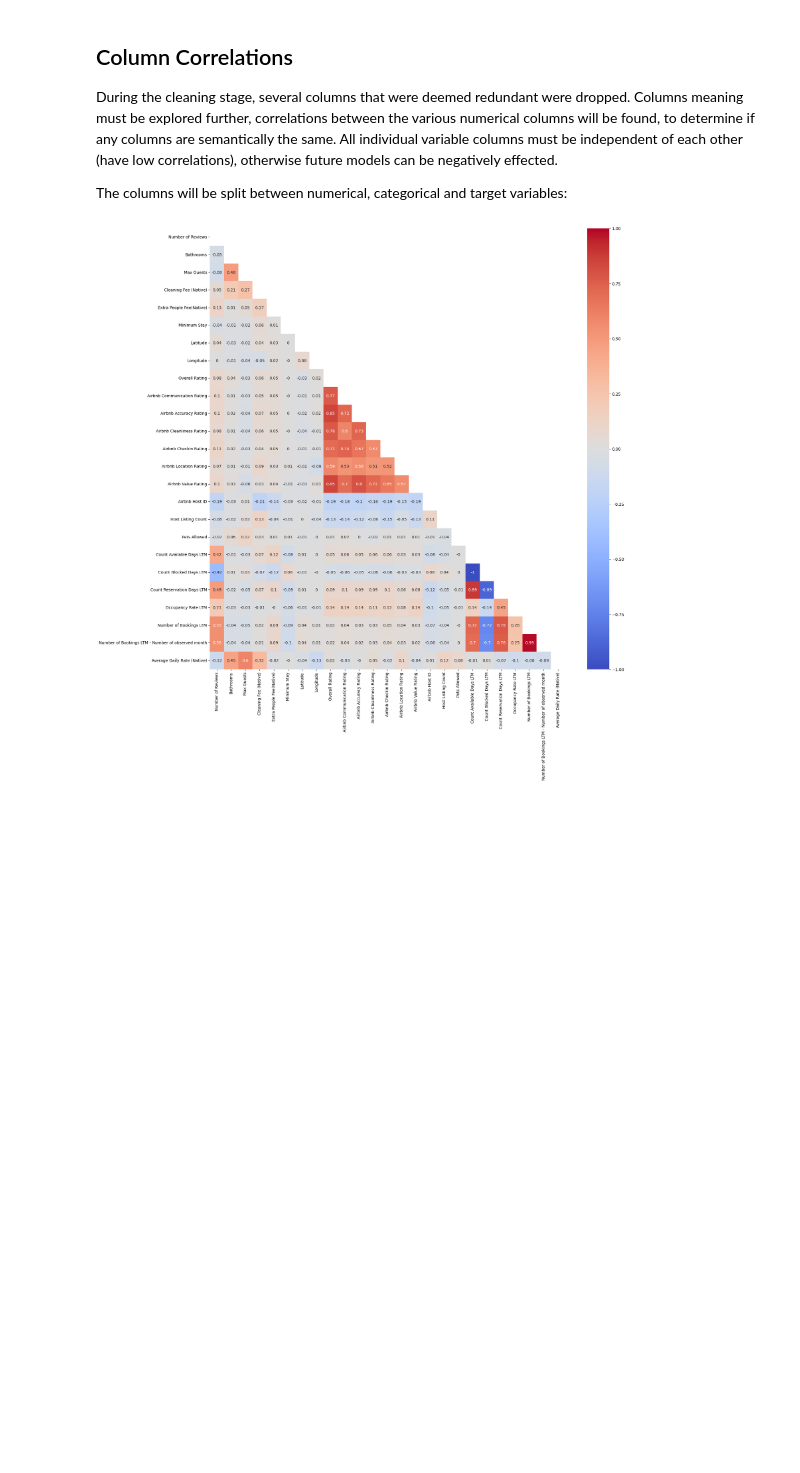
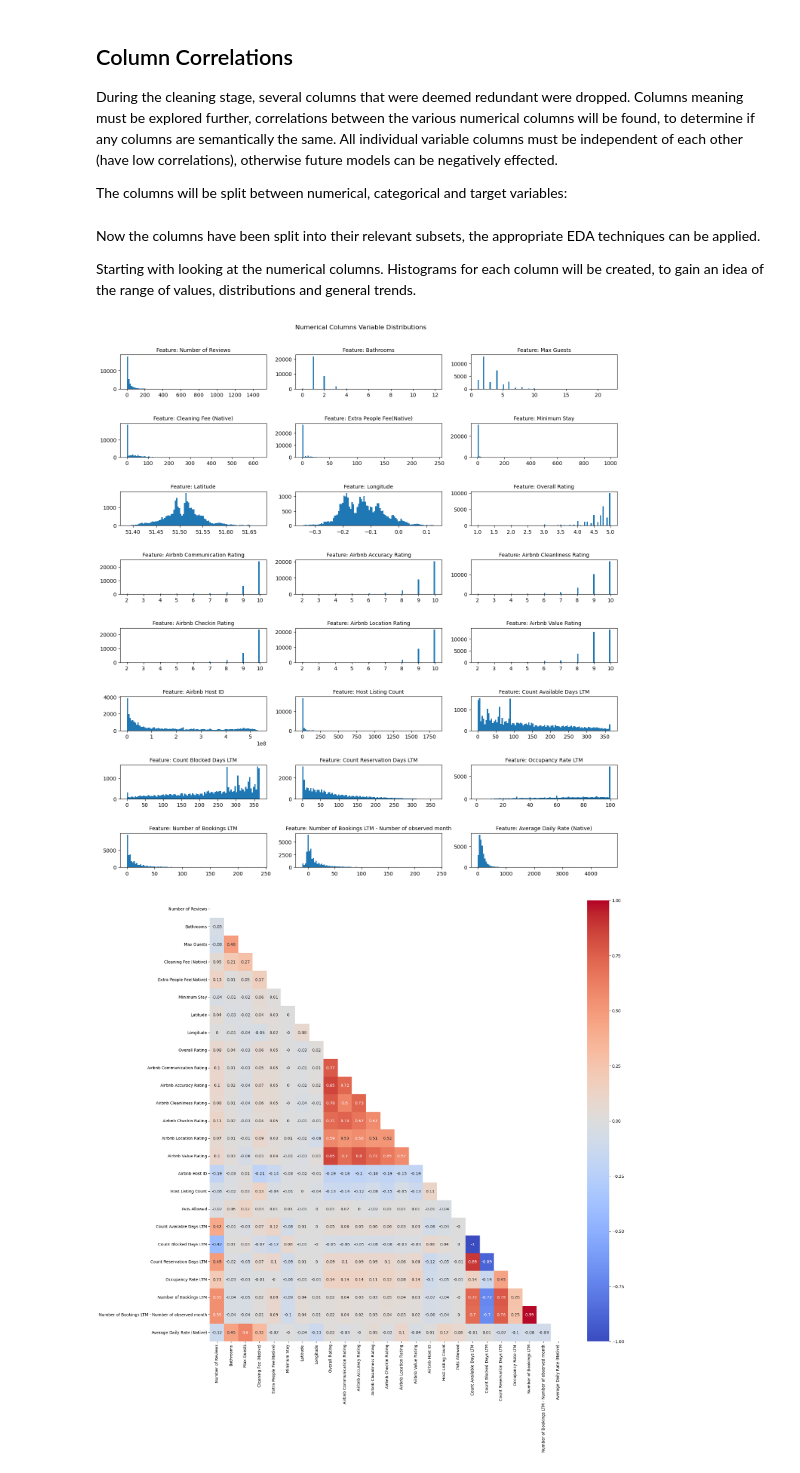
Before and after one commit to BMedlam/Accounting-For-Taste, a Jupyter notebook: EDA - Capstone.ipynb, the cells around one changed output. Cells and saved outputs as stored; diff of their text form; code cells hidden in the pictures; blank space fills up the shorter version.

```diff
--- a/EDA - Capstone.ipynb
+++ b/EDA - Capstone.ipynb
@@ -46,9 +46,32 @@ During the cleaning stage, several columns that were deemed redundant were dropp
 The columns will be split between numerical, categorical and target variables:
 # %%
 # split the dataframe into numerical columns, categorical columns and the target column:
-X_num_cols = (airbnb_ldn.select_dtypes(exclude='object')).drop(columns='Annual Revenue LTM (Native)')
+X_num_cols = (airbnb_ldn.select_dtypes(include=['int', 'float64'])).drop(columns='Annual Revenue LTM (Native)')
 X_cat_cols = airbnb_ldn.select_dtypes(include='object')
 y = airbnb_ldn['Annual Revenue LTM (Native)']
+# %% [markdown]
+Now the columns have been split into their relevant subsets, the appropriate EDA techniques can be applied.
+
+Starting with looking at the numerical columns. Histograms for each column will be created, to gain an idea of the range of values, distributions and general trends.
+# %%
+# create a subplots structure with 3 columns and 8 rows
+cols = 3
+rows = len(X_num_cols.columns)//cols + 1
+
+plt.figure(figsize=(17, 20))
+plt.tight_layout()
+plt.subplots_adjust(hspace = 1)
+plt.suptitle('Numerical Columns Variable Distributions', y=0.92)
+
+for i, column in enumerate(X_num_cols.columns):
+    ax = plt.subplot(rows, cols, i+1)
+    ax.set_title(f"Feature: {column}", size=10)
+    ax.hist(X_num_cols[column], bins=100)
+
+
+plt.show()
+# %% [output]
+[figure, added]
 # %%
 # calculate all the correlations between each independent numerical variable
 
```
Also changed, not shown: parts of 23 cells of this notebook.
